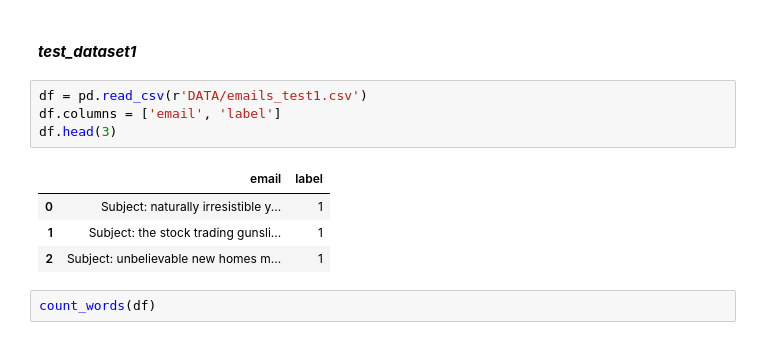
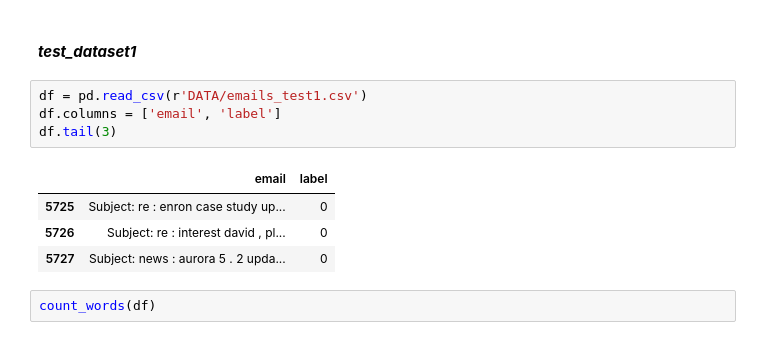
Before and after one commit to phunguyendinh/ml_emailspam_classification, a Jupyter notebook: email2.ipynb, the cells around one changed output. Saved outputs shown, nothing was run; the diff lists cells and outputs as text.

```diff
--- a/email2.ipynb
+++ b/email2.ipynb
@@ -181,12 +250,12 @@ def count_words(df, words_file='words.txt'):
 # %%
 df = pd.read_csv(r'DATA/emails_test1.csv')
 df.columns = ['email', 'label']
-df.head(3)
+df.tail(3)
 # %% [output]
 |  | email | label |
-| 0 | Subject: naturally irresistible y... | 1 |
-| 1 | Subject: the stock trading gunsli... | 1 |
-| 2 | Subject: unbelievable new homes m... | 1 |
+| 5725 | Subject: re : enron case study up... | 0 |
+| 5726 | Subject: re : interest david , pl... | 0 |
+| 5727 | Subject: news : aurora 5 . 2 upda... | 0 |
 # %%
 count_words(df)
 # %%
```
Also changed, not shown: parts of 8 cells of this notebook, 25 other files.
